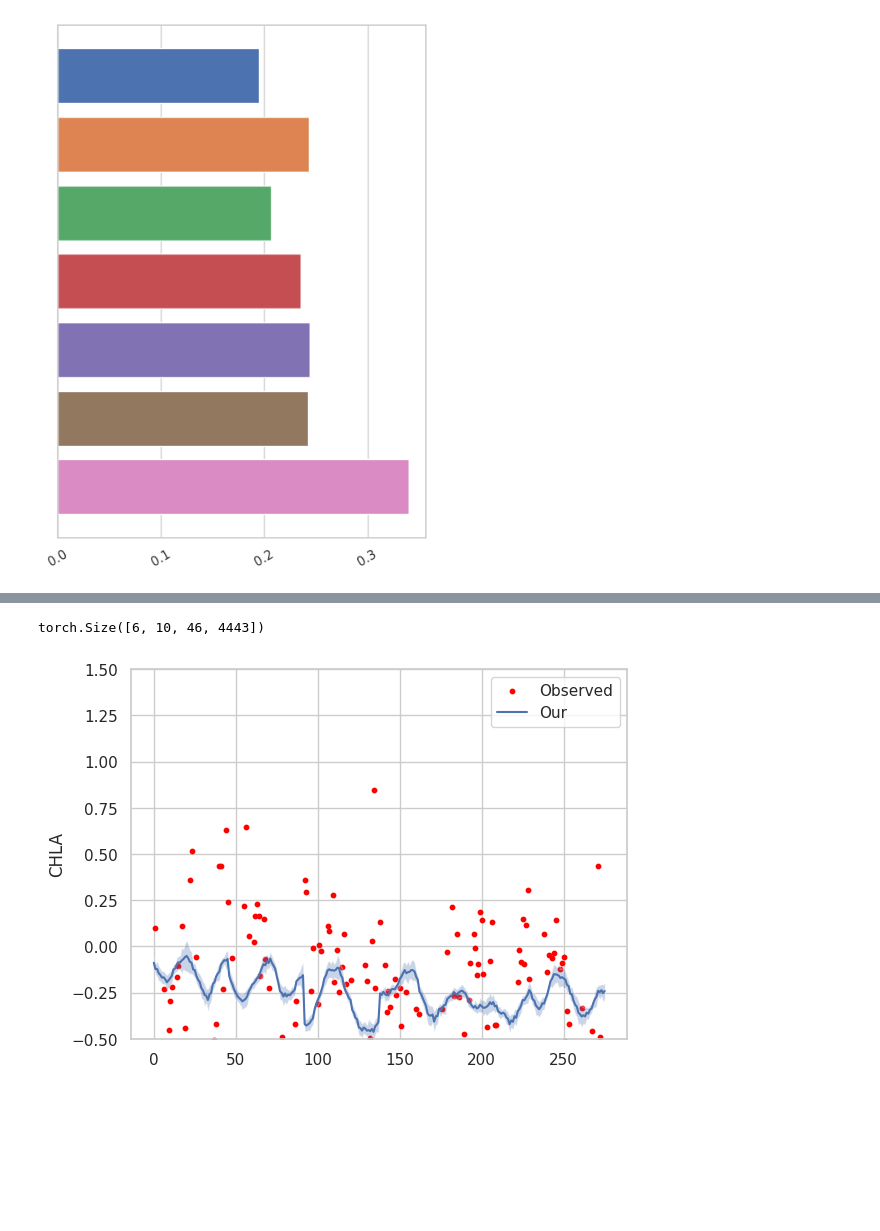
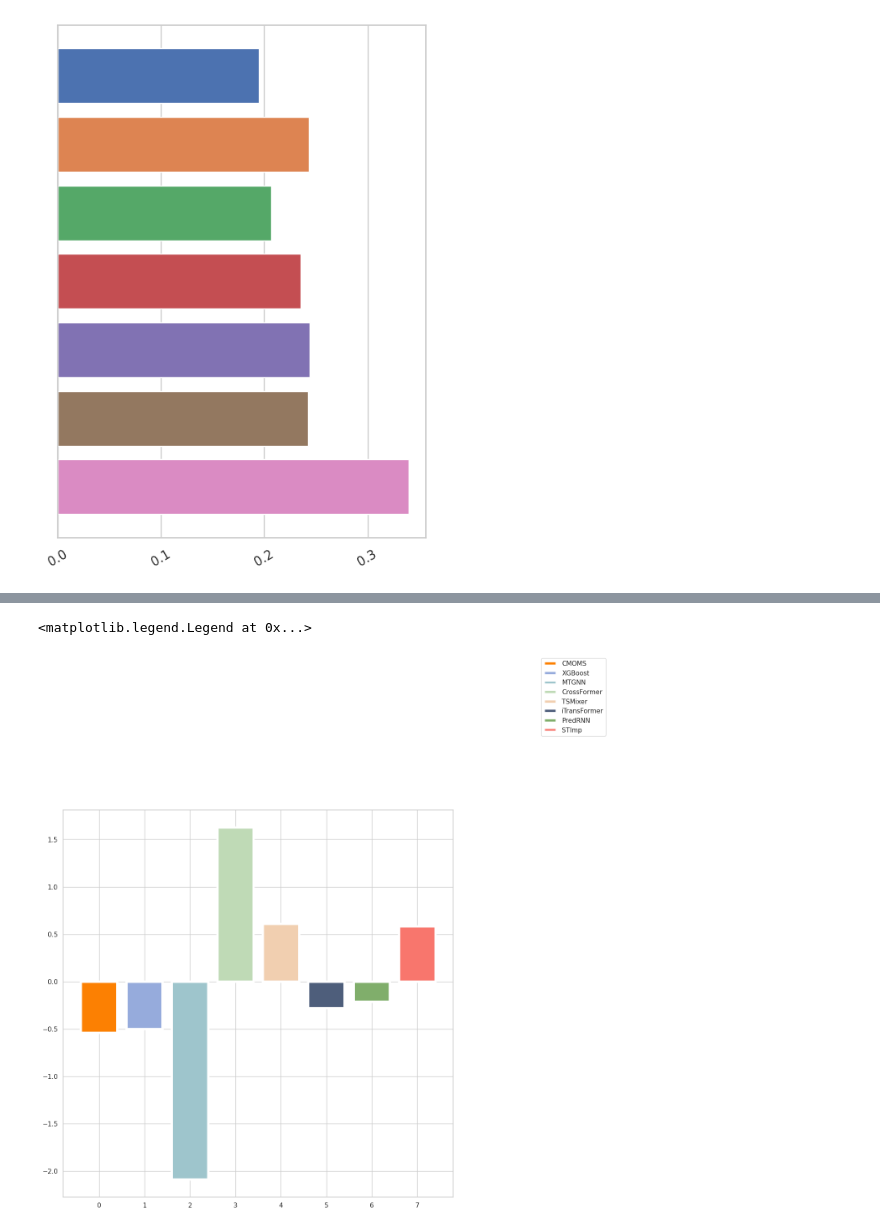
Before and after one commit to YangLabHKUST/STIMP, a Jupyter notebook: visualization/PRE/prediction.ipynb, the cells around one changed output, grey strips where cells are left out. Cells and saved outputs as stored; diff of their text form; code cells hidden in the pictures; blank space fills up the shorter version.

```diff
--- a/visualization/PRE/prediction.ipynb
+++ b/visualization/PRE/prediction.ipynb
@@ -333,3 +332,15 @@ Passing `palette` without assigning `hue` is deprecated and will be removed in v
+# %%
+color = ["#F8766D", "#80AE6B", "#4E5E7B",  "#F1CFB0", "#BFDAB6", "#9EC5CC", "#96ABDC", "#FC8002"][::-1]
+x = ['CMOMS', "XGBoost", "MTGNN", "CrossFormer", "TSMixer", "iTransFormer", "PredRNN", "STImp"]
+y = np.random.randn(len(x))
+fig, ax = plt.subplots(figsize=(12, 12))
+for i in range(len(x)):
+        values = y[i]
+        ax.bar(i, values, linewidth=4, linestyle="solid", label=x[i], color=color[i%len(color)])
+ax.legend(loc="upper right", bbox_to_anchor=(1.4,1.4))
+# %% [output]
+<matplotlib.legend.Legend at 0x...>
+[figure, added]
 # %%
 prediction_xg = np.load(base_dir+"XGBoost/with_imputation/prediction.npy", allow_pickle=True)
 prediction_xg_wo = np.load(base_dir+"XGBoost/without_imputation/prediction_0.npy", allow_pickle=True)
@@ -355,8 +366,6 @@ prediction_crossformer_wo = torch.from_numpy(prediction_crossformer_wo).squeeze(
 # %%
 index = [46*i for i in range(306//46)]
 prediction_our[index].shape
-# %% [output]
-torch.Size([6, 10, 46, 4443])
 # %%
 from copy import deepcopy
 import seaborn as sns
@@ -381,8 +390,6 @@ plt.legend()
 plt.ylabel("CHLA")
 plt.ylim(-0.5,1.5)
 plt.show()
-# %% [output]
-[figure, removed]
 # %%
 from copy import deepcopy
 import seaborn as sns
```
Also changed, not shown: parts of 5 cells of this notebook.
